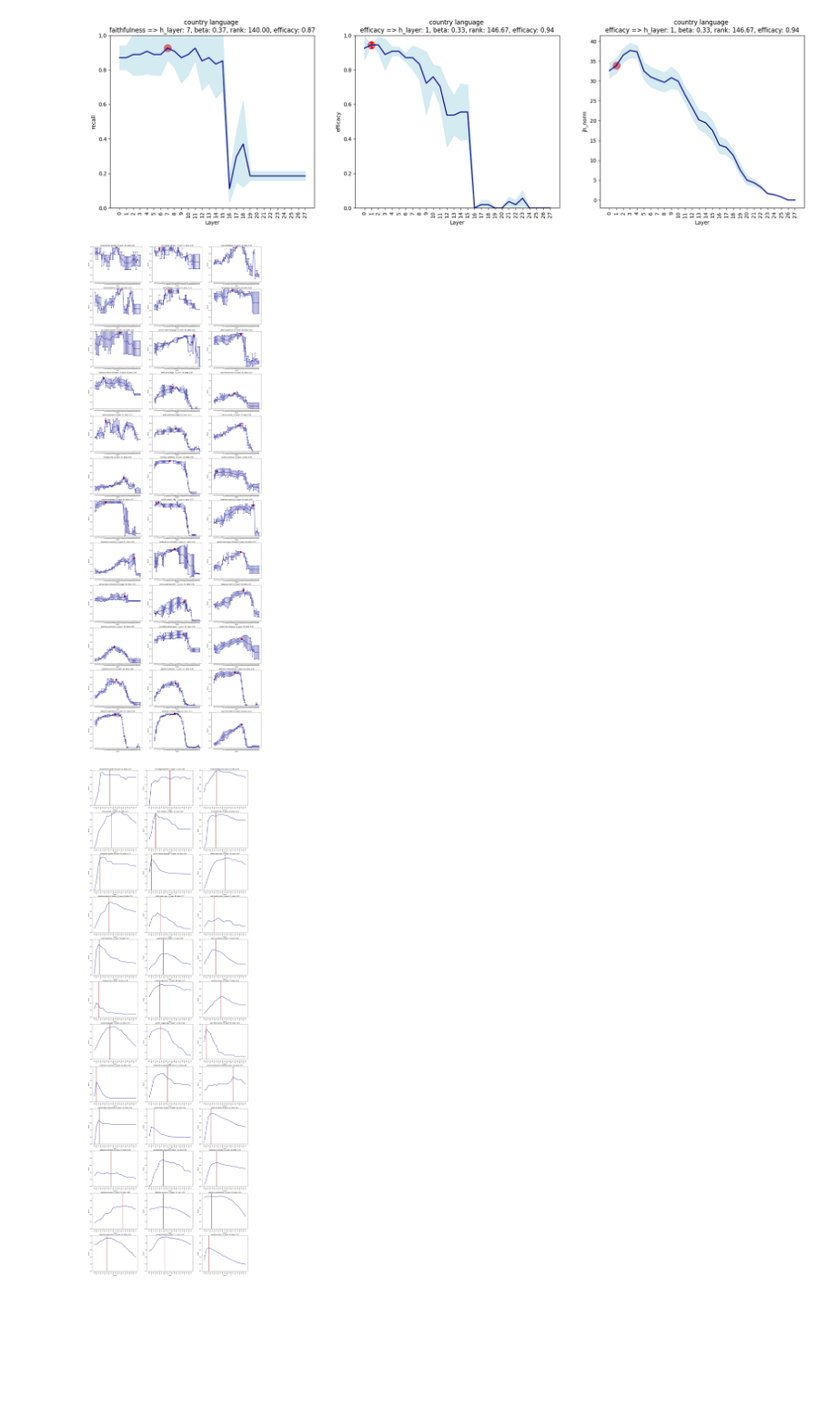
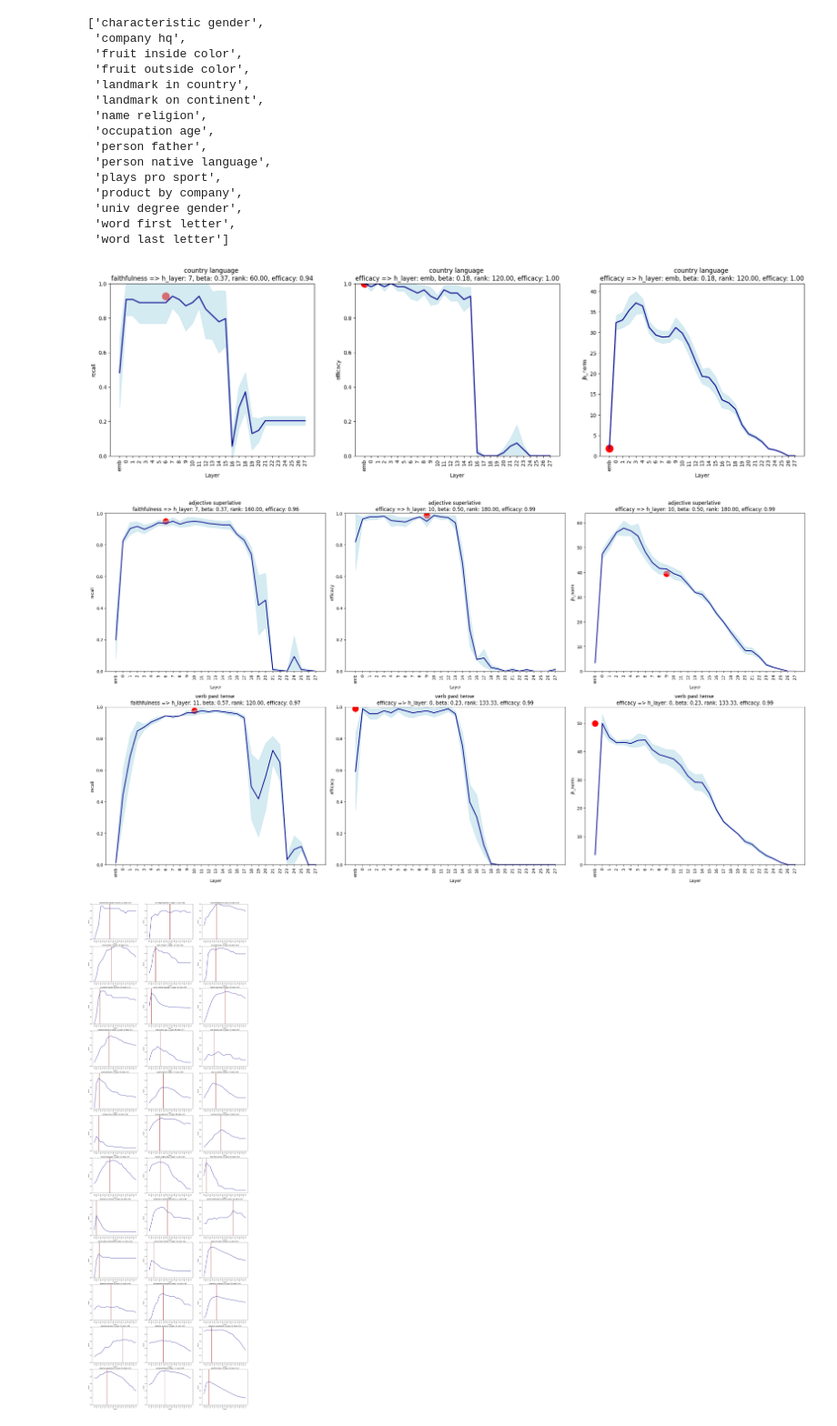
Before and after one commit to evandez/relations, a Jupyter notebook: notebooks/figures/sweep_results.ipynb, the cells around one changed output. Shown at 91% size. Saved outputs shown, nothing was run; the diff lists cells and outputs as text; code cells hidden in the pictures; blank space fills up the shorter version.

Commit message:
sweep rank plotting

```diff
--- a/notebooks/figures/sweep_results.ipynb
+++ b/notebooks/figures/sweep_results.ipynb
@@ -87,6 +87,8 @@ def plot_layerwise(canvas, relation_result, attribute = "recall", best_criterion
 
     if attribute in ["recall", "efficacy"]:
         canvas.set_ylim(0, 1)
+    else:
+        canvas.set_ylim(bottom=0)
     canvas.set_xlabel("Layer")
     canvas.set_ylabel(attribute)
     canvas.set_xticks(range(len(layers)), layers, rotation=90)
@@ -101,8 +103,37 @@ for relation_folder in os.listdir(sweep_path):
     if len(os.listdir(cur_sweep)) < 3:
         continue
     with open(f"{cur_sweep}/results_all.json") as f:
-        res = json.load(f)["relations"][0]
+        res = json.load(f)["relations"]
+        if(len(res) == 0):
+            continue
+        res = res[0]
         sweep_results[res["relation_name"]] = res
+# %%
+dataset = data.load_dataset()
+all_relations = [
+    relation.name for relation in dataset.relations
+]
+all_relations = sorted(all_relations)
+# all_relations
+failed_relations = list(set(all_relations) - set(sweep_results.keys()))
+failed_relations = sorted(failed_relations)
+failed_relations
+# %% [output]
+['characteristic gender',
+ 'company hq',
+ 'fruit inside color',
+ 'fruit outside color',
+ 'landmark in country',
+ 'landmark on continent',
+ 'name religion',
+ 'occupation age',
+ 'person father',
+ 'person native language',
+ 'plays pro sport',
+ 'product by company',
+ 'univ degree gender',
+ 'word first letter',
+ 'word last letter']
 # %%
 relation_result = parse_results(sweep_results['country language'])
 
@@ -116,7 +147,7 @@ plot_layerwise(ax[2], relation_result, attribute="jh_norm", best_criterion="effi
 
 fig.show()
 # %% [output]
-[figure, old version]
+[figure, new version]
 # %%
 dataset = data.load_dataset()
 interested_dataset = dataset.filter(
@@ -129,25 +160,26 @@ for relation in interested_dataset.relations:
         continue
     filtered_results[relation.name] = parse_results(sweep_results[relation.name])
 # %%
-n_subplots = len(filtered_results)
+# n_subplots = len(filtered_results) * 3
+n_subplots = 2  * 3
 ncols=3
 nrows=int(np.ceil(n_subplots/ncols))
-fig, axes = plt.subplots(nrows=nrows, ncols=ncols, figsize=(ncols * 8, nrows * 6))
+fig, axes = plt.subplots(nrows=nrows, ncols=ncols, figsize=(ncols * 8, nrows * 6.5))
 if n_subplots == 1:
     axes = [axes]
 
 ax_col, ax_row = 0, 0
-for i, (relation_name, relation_result) in enumerate(filtered_results.items()):
+for i, (relation_name, relation_result) in list(enumerate(filtered_results.items()))[30:]:
     result = parse_results(sweep_results[relation_name])
-    plot_layerwise(axes[ax_row][ax_col], relation_result)
-    ax_col += 1
-    if ax_col == ncols:
-        ax_col = 0
-        ax_row += 1
+    plot_layerwise(axes[ax_row][0], result)
+    plot_layerwise(axes[ax_row][1], result, attribute="efficacy", best_criterion="efficacy")
+    plot_layerwise(axes[ax_row][2], result, attribute="jh_norm", best_criterion="efficacy")
+    ax_row += 1
     # break
+fig.tight_layout()
 fig.show()
 # %% [output]
-[figure, old version]
+[figure, new version]
 # %%
 def plot_betawise(canvas, relation_result, recall_at = 1):
     best_layer = result.best()
```
Also changed, not shown: parts of 1 cell of this notebook, 1 other file.
